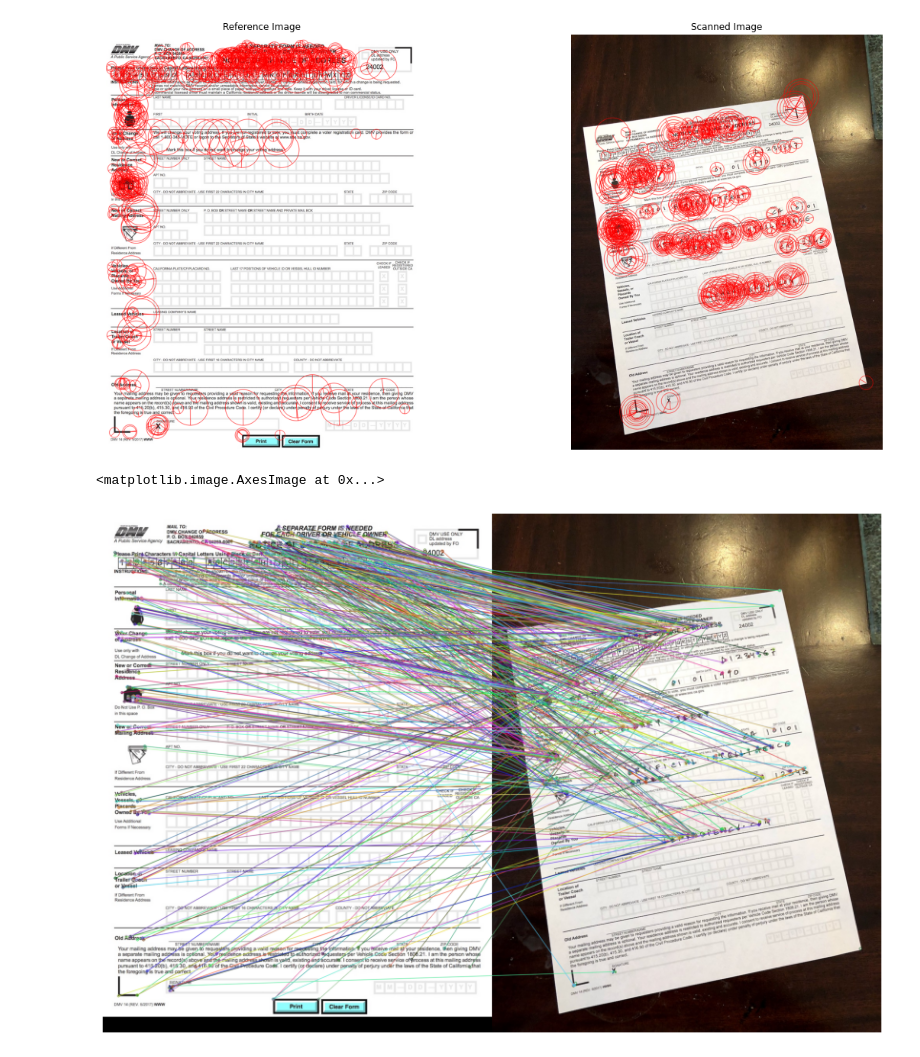
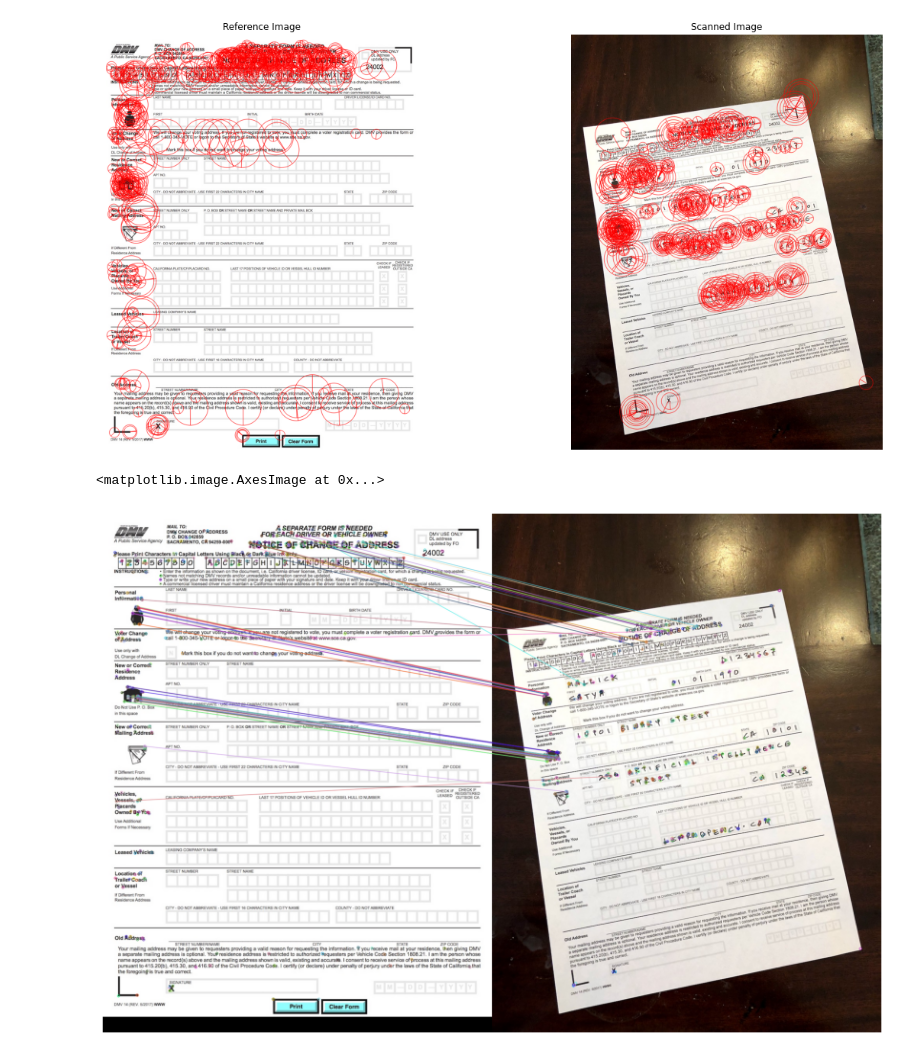
Before and after one commit to theNAFIZ/digital-image-processing-with-opencv, a Jupyter notebook: 008. Image Alignment.ipynb, the cells around one changed output. Cells and saved outputs as stored; diff of their text form; code cells hidden in the pictures.

Commit message:
Image alignment completed

```diff
--- a/008. Image Alignment.ipynb
+++ b/008. Image Alignment.ipynb
@@ -48,18 +48,18 @@ plt.imshow(scnDisplay)
 matcher = cv2.DescriptorMatcher_create(cv2.DESCRIPTOR_MATCHER_BRUTEFORCE_HAMMING)
 matches = matcher.match(descriptiors1, descriptiors2, None)
 
-# matches.sort(key = lambda x : x.distance, reverse = False)
+matches= sorted(matches, key = lambda x : x.distance)
 
-# numGoodMatches = int(len(matches) * 0.1)
-# matches = matches[:numGoodMatches]
+numGoodMatches = int(len(matches) * 0.1)
+matches = matches[:numGoodMatches]
 # %%
 imgMatches = cv2.drawMatches(refImg, keypoints1, scnImg, keypoints2, matches, None)
-plt.figure(figsize=[30, 10])
+plt.figure(figsize=[40, 10])
 plt.axis('off')
 plt.imshow(imgMatches)
 # %% [output]
 <matplotlib.image.AxesImage at 0x...>
-[figure, old version]
+[figure, new version]
 # %%
 points1 = np.zeros((len(matches), 2), dtype=np.float32)
 points2 = np.zeros((len(matches), 2), dtype=np.float32)
```
Also changed, not shown: parts of 2 cells of this notebook.
